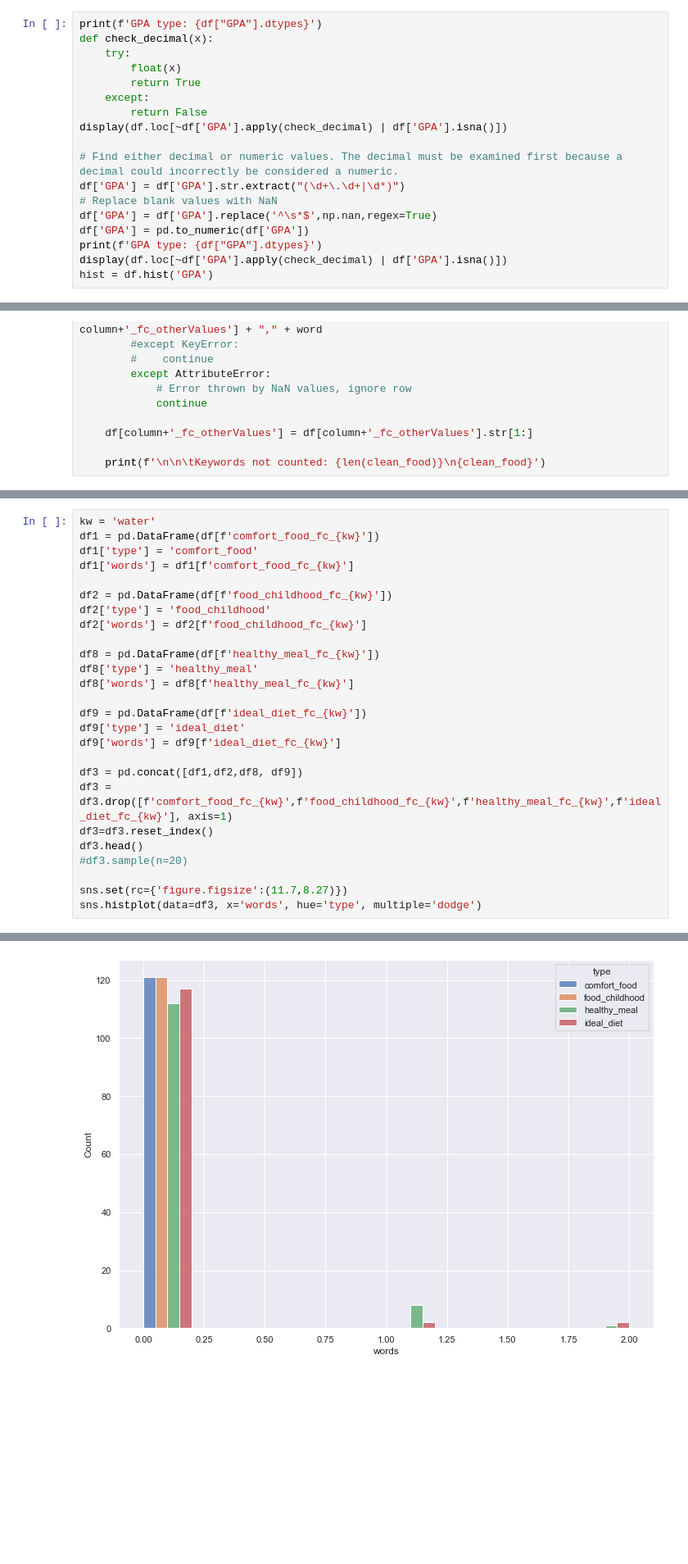
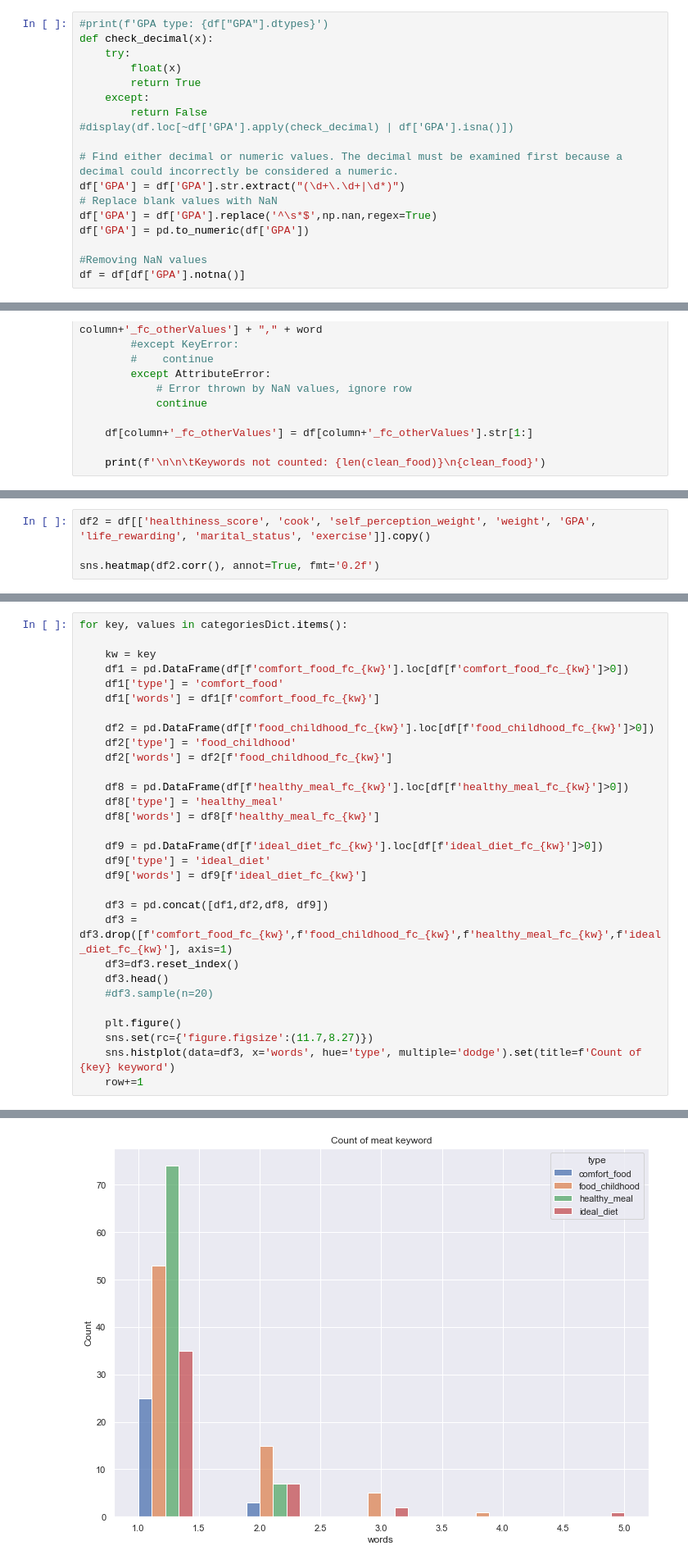
Before and after one commit to cuneom/COMP-4447-Final-Project---Food, a Jupyter notebook: FinalProject.ipynb, the cells around one changed output, grey strips where cells are left out. Shown at 82% size. Saved outputs shown, nothing was run; the diff lists cells and outputs as text; blank space fills up the shorter version.

```diff
--- a/FinalProject.ipynb
+++ b/FinalProject.ipynb
@@ -84,20 +89,20 @@ df.head(10)
 
 The mix of data type will be handled by using a regular expression to locate the numerical values if present and convert to float. If a value cannot be found, NaN will be used.
 # %%
-print(f'GPA type: {df["GPA"].dtypes}')
+#print(f'GPA type: {df["GPA"].dtypes}')
 def check_decimal(x):
     try:
         float(x)
         return True
     except:
         return False
-display(df.loc[~df['GPA'].apply(check_decimal) | df['GPA'].isna()])
+#display(df.loc[~df['GPA'].apply(check_decimal) | df['GPA'].isna()])
 
 # Find either decimal or numeric values. The decimal must be examined first because a decimal could incorrectly be considered a numeric.
 df['GPA'] = df['GPA'].str.extract("(\d+\.\d+|\d*)")
 # Replace blank values with NaN
 df['GPA'] = df['GPA'].replace('^\s*$',np.nan,regex=True)
 df['GPA'] = pd.to_numeric(df['GPA'])
-print(f'GPA type: {df["GPA"].dtypes}')
-display(df.loc[~df['GPA'].apply(check_decimal) | df['GPA'].isna()])
-hist = df.hist('GPA')
+
+#Removing NaN values
+df = df[df['GPA'].notna()]
@@ -455,0 +433,4 @@ ValueError: Value of 'y' is not the name of a column in 'data_frame'. Expected o
+# %%
+df2 = df[['healthiness_score', 'cook', 'self_perception_weight', 'weight', 'GPA', 'life_rewarding', 'marital_status', 'exercise']].copy()
+
+sns.heatmap(df2.corr(), annot=True, fmt='0.2f')
@@ -456,27 +605,31 @@ ValueError: Value of 'y' is not the name of a column in 'data_frame'. Expected o
 # %%
-kw = 'water'
-df1 = pd.DataFrame(df[f'comfort_food_fc_{kw}'])
-df1['type'] = 'comfort_food'
-df1['words'] = df1[f'comfort_food_fc_{kw}']
+for key, values in categoriesDict.items():
 
-df2 = pd.DataFrame(df[f'food_childhood_fc_{kw}'])
-df2['type'] = 'food_childhood'
-df2['words'] = df2[f'food_childhood_fc_{kw}']
+    kw = key
+    df1 = pd.DataFrame(df[f'comfort_food_fc_{kw}'].loc[df[f'comfort_food_fc_{kw}']>0])
+    df1['type'] = 'comfort_food'
+    df1['words'] = df1[f'comfort_food_fc_{kw}']
 
-df8 = pd.DataFrame(df[f'healthy_meal_fc_{kw}'])
-df8['type'] = 'healthy_meal'
-df8['words'] = df8[f'healthy_meal_fc_{kw}']
+    df2 = pd.DataFrame(df[f'food_childhood_fc_{kw}'].loc[df[f'food_childhood_fc_{kw}']>0])
+    df2['type'] = 'food_childhood'
+    df2['words'] = df2[f'food_childhood_fc_{kw}']
 
-df9 = pd.DataFrame(df[f'ideal_diet_fc_{kw}'])
-df9['type'] = 'ideal_diet'
-df9['words'] = df9[f'ideal_diet_fc_{kw}']
+    df8 = pd.DataFrame(df[f'healthy_meal_fc_{kw}'].loc[df[f'healthy_meal_fc_{kw}']>0])
+    df8['type'] = 'healthy_meal'
+    df8['words'] = df8[f'healthy_meal_fc_{kw}']
 
-df3 = pd.concat([df1,df2,df8, df9])
-df3 = df3.drop([f'comfort_food_fc_{kw}',f'food_childhood_fc_{kw}',f'healthy_meal_fc_{kw}',f'ideal_diet_fc_{kw}'], axis=1)
-df3=df3.reset_index()
-df3.head()
-#df3.sample(n=20)
+    df9 = pd.DataFrame(df[f'ideal_diet_fc_{kw}'].loc[df[f'ideal_diet_fc_{kw}']>0])
+    df9['type'] = 'ideal_diet'
+    df9['words'] = df9[f'ideal_diet_fc_{kw}']
 
-sns.set(rc={'figure.figsize':(11.7,8.27)})
-sns.histplot(data=df3, x='words', hue='type', multiple='dodge')
+    df3 = pd.concat([df1,df2,df8, df9])
+    df3 = df3.drop([f'comfort_food_fc_{kw}',f'food_childhood_fc_{kw}',f'healthy_meal_fc_{kw}',f'ideal_diet_fc_{kw}'], axis=1)
+    df3=df3.reset_index()
+    df3.head()
+    #df3.sample(n=20)
+
+    plt.figure()
+    sns.set(rc={'figure.figsize':(11.7,8.27)})
+    sns.histplot(data=df3, x='words', hue='type', multiple='dodge').set(title=f'Count of {key} keyword')
+    row+=1
 # %% [output]
@@ -484 +636 @@ sns.histplot(data=df3, x='words', hue='type', multiple='dodge')
-[figure, old version]
+[figure, new version]
```
Also changed, not shown: parts of 33 cells of this notebook.
